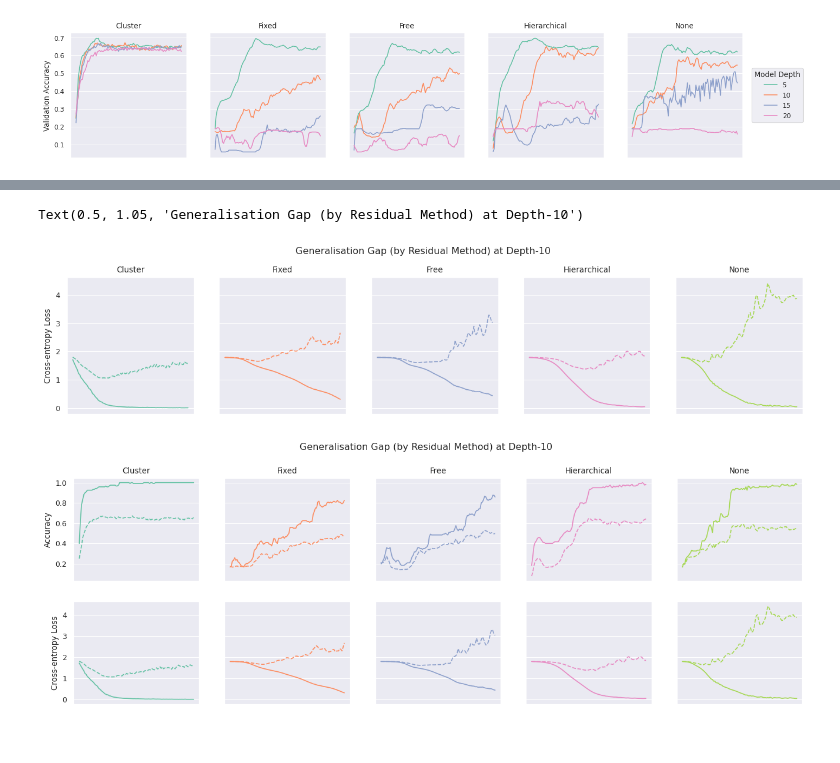
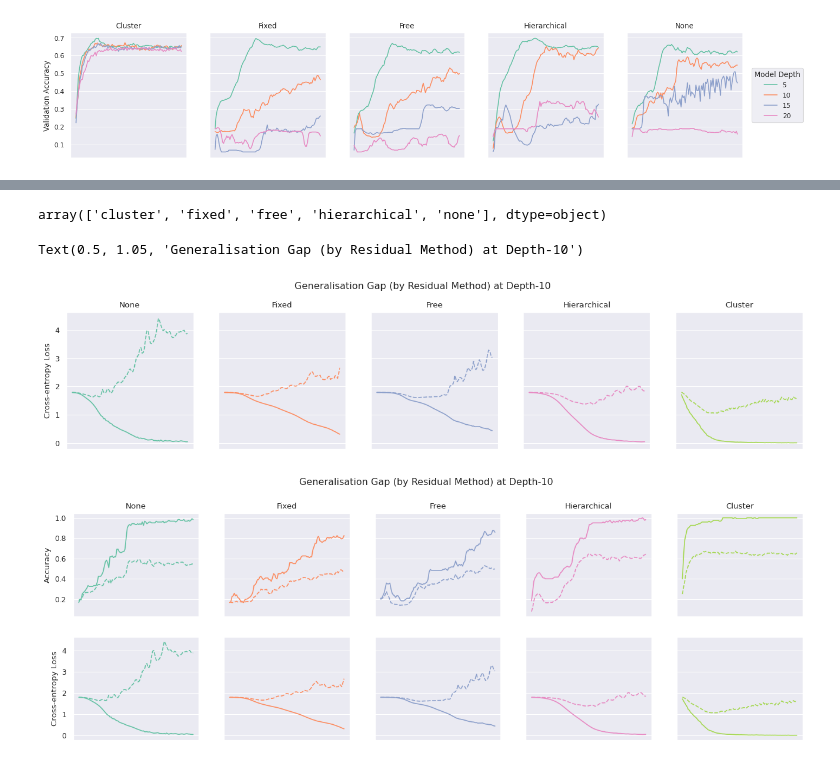
Before and after one commit to BenPrie/semantic-oversmoothing, a Jupyter notebook: training.ipynb, the cells around one changed output, grey strips where cells are left out. Saved outputs shown, nothing was run; the diff lists cells and outputs as text; code cells hidden in the pictures.

Commit message:
Fixed mismatched colours in figures

```diff
--- a/training.ipynb
+++ b/training.ipynb
@@ -467,31 +449,0 @@ a[a['model_depth'] == 20]
-# %%
-fig, axes = plt.subplots(1, 5, figsize=(16, 3), sharex='all', sharey='all')
-
-colours = sns.color_palette('Set2', 5)
-for i, (ax, method) in enumerate(zip(axes, sorted(master_stats_df.residual_method.unique()))):
-    data = master_stats_df[master_stats_df['residual_method'] == method]
-    data = data[data['model_depth'] == 10]
-    sns.lineplot(
-        data=data,
-        x='epoch', y='train_acc',
-        color=colours[i],
-        ax=ax
-    )
-    sns.lineplot(
-        data=data,
-        x='epoch', y='val_acc',
-        linestyle='--', color=colours[i],
-        ax=ax
-    )
-
-    # Remove clutter.
-    ax.legend([], [], frameon=False)
-    ax.set_xlabel('')
-    ax.set_xticks([])
-    ax.set_ylabel('')
-
-    # Add titles.
-    ax.set_title(method.capitalize())
-
-axes[0].set_ylabel('Accuracy')
-fig.suptitle('Generalisation Gap (by Residual Method) at Depth-10', y=1.05)
@@ -501,9 +450,13 @@ Text(0.5, 1.05, 'Generalisation Gap (by Residual Method) at Depth-10')
+# %%
+master_stats_df['residual_method'].unique()
+# %% [output]
+array(['cluster', 'fixed', 'free', 'hierarchical', 'none'], dtype=object)
 # %%
 fig, axes = plt.subplots(1, 5, figsize=(16, 3), sharex='all', sharey='all')
 
 colours = sns.color_palette('Set2', 5)
-for i, (ax, method) in enumerate(zip(axes, sorted(master_stats_df.residual_method.unique()))):
-    data = master_stats_df[master_stats_df['residual_method'] == method]
+for i, (ax, method) in enumerate(zip(axes, ['None', 'Fixed', 'Free', 'Hierarchical', 'Cluster'])):
+    data = master_stats_df[master_stats_df['residual_method'] == method.lower()]
     data = data[data['model_depth'] == 10]
     sns.lineplot(
         data=data,
@@ -531,13 +484,13 @@ axes[0].set_ylabel('Cross-entropy Loss')
 fig.suptitle('Generalisation Gap (by Residual Method) at Depth-10', y=1.05)
 # %% [output]
 Text(0.5, 1.05, 'Generalisation Gap (by Residual Method) at Depth-10')
-[figure, old version]
+[figure, new version]
 # %%
 fig, axes = plt.subplots(2, 5, figsize=(16, 5), sharex='all', sharey='row')
 
 colours = sns.color_palette('Set2', 5)
-for i, method in enumerate(sorted(master_stats_df.residual_method.unique())):
-    data = master_stats_df[master_stats_df['residual_method'] == method]
+for i, method in enumerate(['None', 'Fixed', 'Free', 'Hierarchical', 'Cluster']):
+    data = master_stats_df[master_stats_df['residual_method'] == method.lower()]
     data = data[data['model_depth'] == 10]
     sns.lineplot(
         data=data,
@@ -551,31 +504,31 @@ for i, method in enumerate(sorted(master_stats_df.residual_method.unique())):
         linestyle='--', color=colours[i],
         ax=axes[0][i]
     )
     sns.lineplot(
         data=data,
         x='epoch', y='train_loss',
         color=colours[i],
         ax=axes[1][i]
     )
     sns.lineplot(
         data=data,
         x='epoch', y='val_loss',
         linestyle='--', color=colours[i],
         ax=axes[1][i]
     )
 
     # Remove clutter.
     axes[1][i].set_xlabel('')
     axes[1][i].set_xticks([])
 
     # Add titles.
     axes[0][i].set_title(method.capitalize())
 
 axes[0][0].set_ylabel('Accuracy')
 axes[1][0].set_ylabel('Cross-entropy Loss')
 fig.suptitle('Generalisation Gap (by Residual Method) at Depth-10', y=1)
 
 # Save figure.
 plt.savefig('./figures/curves/generalisation-gap-by-model.pdf', bbox_inches='tight')
 # %% [output]
-[figure, old version]
+[figure, new version]
```
Also changed, not shown: parts of 2 cells of this notebook, 1 other file.
